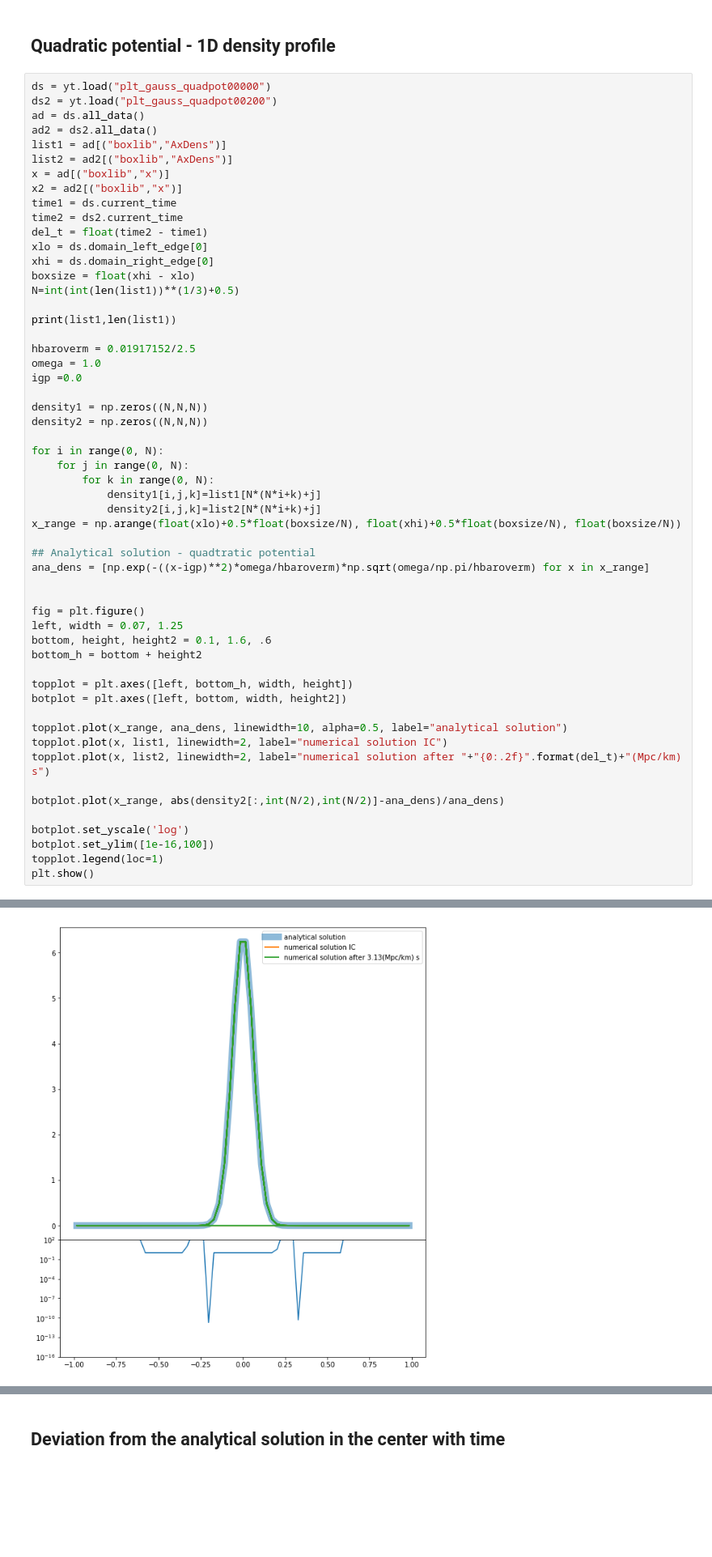
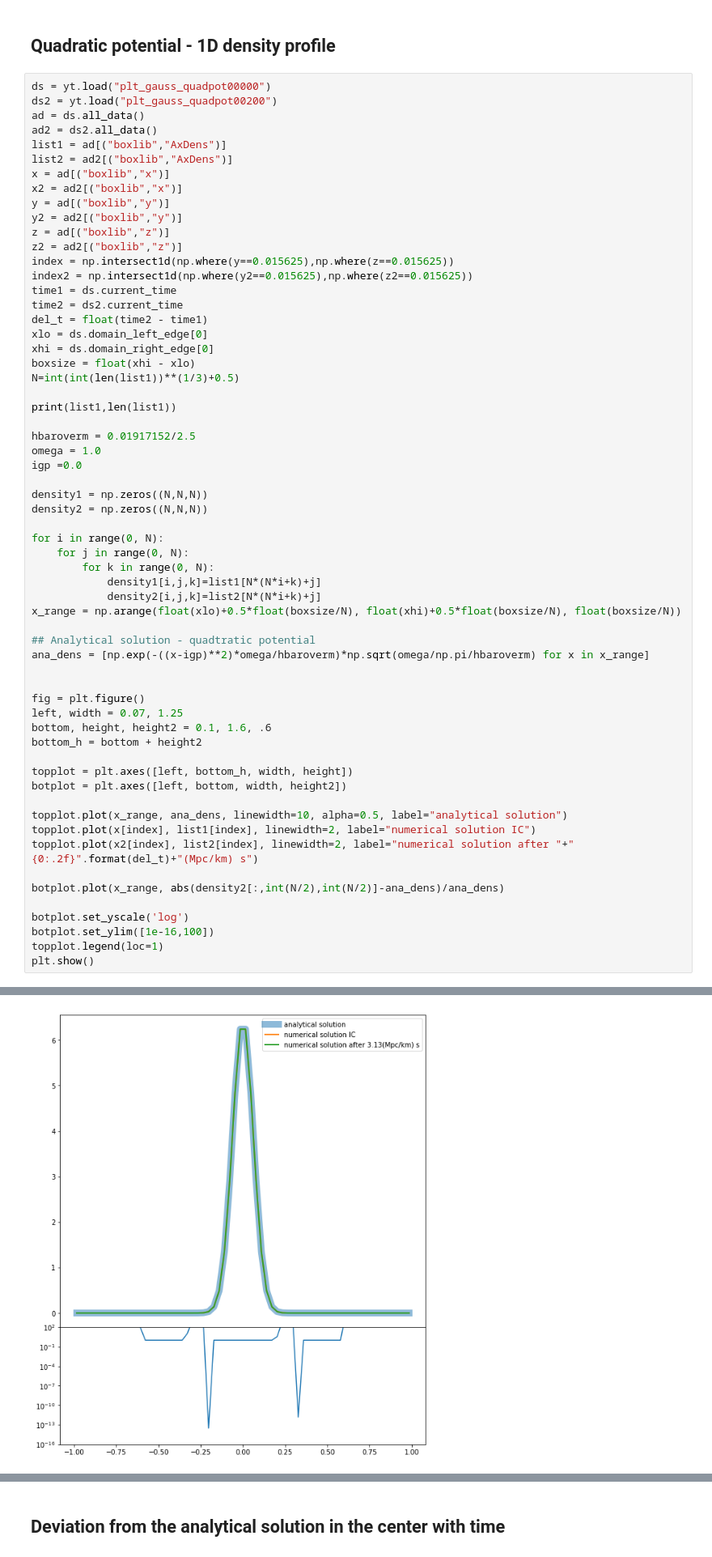
Before and after one commit to axionyx/axionyx_1.0, a Jupyter notebook: Exec/Test_FDM_Gauss_4th/Plotting.ipynb, the cells around one changed output, grey strips where cells are left out. Shown at 81% size. Cells and saved outputs as stored; diff of their text form; blank space fills up the shorter version.

```diff
--- a/Exec/Test_FDM_Gauss_4th/Plotting.ipynb
+++ b/Exec/Test_FDM_Gauss_4th/Plotting.ipynb
@@ -85,6 +85,12 @@ list1 = ad[("boxlib","AxDens")]
 list2 = ad2[("boxlib","AxDens")]
 x = ad[("boxlib","x")]
 x2 = ad2[("boxlib","x")]
+y = ad[("boxlib","y")]
+y2 = ad2[("boxlib","y")]
+z = ad[("boxlib","z")]
+z2 = ad2[("boxlib","z")]
+index = np.intersect1d(np.where(y==0.015625),np.where(z==0.015625))
+index2 = np.intersect1d(np.where(y2==0.015625),np.where(z2==0.015625))
 time1 = ds.current_time
 time2 = ds2.current_time
 del_t = float(time2 - time1)
@@ -122,8 +128,8 @@ topplot = plt.axes([left, bottom_h, width, height])
 botplot = plt.axes([left, bottom, width, height2])
 
 topplot.plot(x_range, ana_dens, linewidth=10, alpha=0.5, label="analytical solution")
-topplot.plot(x, list1, linewidth=2, label="numerical solution IC")
-topplot.plot(x, list2, linewidth=2, label="numerical solution after "+"{0:.2f}".format(del_t)+"(Mpc/km) s")
+topplot.plot(x[index], list1[index], linewidth=2, label="numerical solution IC")
+topplot.plot(x2[index], list2[index], linewidth=2, label="numerical solution after "+"{0:.2f}".format(del_t)+"(Mpc/km) s")
 
 botplot.plot(x_range, abs(density2[:,int(N/2),int(N/2)]-ana_dens)/ana_dens)
 
@@ -143,3 +149,3 @@ yt : [INFO     ] 2019-05-20 15:13:15,725 Parameters: domain_right_edge         =
 [8.55555992e-55 8.55555992e-55 8.55555992e-55 ... 8.55555992e-55
  8.55555992e-55 8.55555992e-55] dimensionless 262144
-[figure, old version]
+[figure, new version]
```
Also changed, not shown: parts of 2 cells of this notebook, 3 other files.
